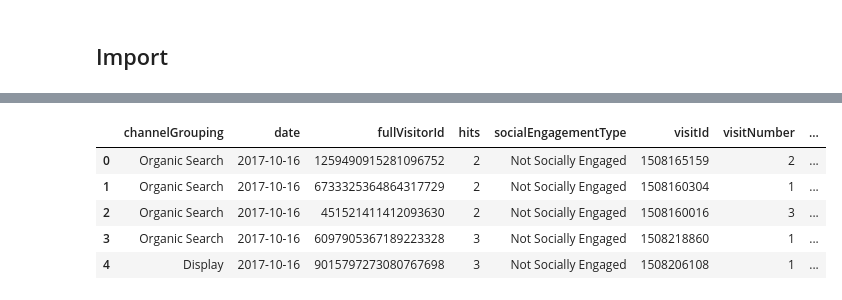
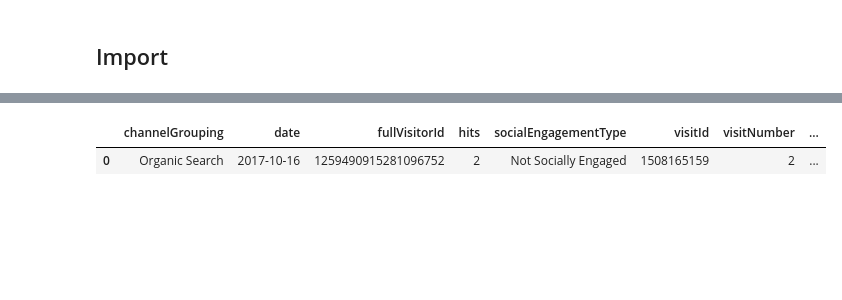
Before and after one commit to CloudChaoszero/Google-Analytics-And-Customer-Insights, a Jupyter notebook: Analytics/GA-Analytics.ipynb, the cells around one changed output, grey strips where cells are left out. Saved outputs shown, nothing was run; the diff lists cells and outputs as text; code cells hidden in the pictures; blank space fills up the shorter version.

```diff
--- a/Analytics/GA-Analytics.ipynb
+++ b/Analytics/GA-Analytics.ipynb
@@ -27,9 +173,5 @@ ga_trainDf = pd.read_csv('../Resources/Data/PreparedData/ga_analytics_filtered_d
 # %%
-ga_trainDf.head()
+ga_trainDf.head(1)
 # %% [output]
 |  | channelGrouping | date | fullVisitorId | hits | socialEngagementType | visitId | visitNumber | ... |
 | 0 | Organic Search | 2017-10-16 | 1259490915281096752 | 2 | Not Socially Engaged | 1508165159 | 2 | ... |
-| 1 | Organic Search | 2017-10-16 | 6733325364864317729 | 2 | Not Socially Engaged | 1508160304 | 1 | ... |
-| 2 | Organic Search | 2017-10-16 | 451521411412093630 | 2 | Not Socially Engaged | 1508160016 | 3 | ... |
-| 3 | Organic Search | 2017-10-16 | 6097905367189223328 | 3 | Not Socially Engaged | 1508218860 | 1 | ... |
-| 4 | Display | 2017-10-16 | 9015797273080767698 | 3 | Not Socially Engaged | 1508206108 | 1 | ... |
```
Also changed, not shown: parts of 9 cells of this notebook.
